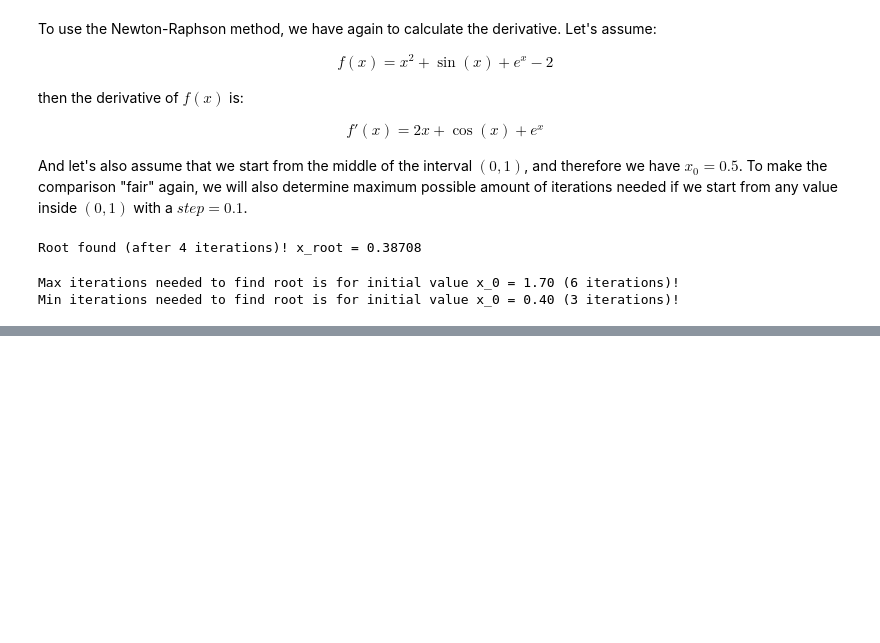
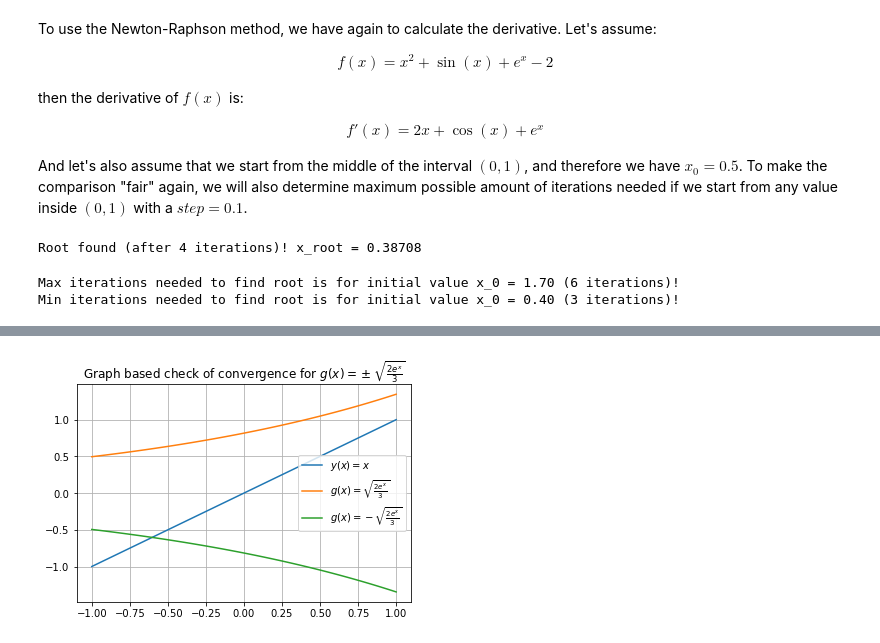
Before and after one commit to aretselis/msc-computational-physics, a Jupyter notebook: Courses/Computational Mathematics (ΥΦΥ101)/Problem Sets/retselis_set1.ipynb, the cells around one changed output, grey strips where cells are left out. Cells and saved outputs as stored; diff of their text form; code cells hidden in the pictures; blank space fills up the shorter version.

```diff
--- a/Courses/Computational Mathematics (ΥΦΥ101)/Problem Sets/retselis_set1.ipynb
+++ b/Courses/Computational Mathematics (ΥΦΥ101)/Problem Sets/retselis_set1.ipynb
@@ -327,0 +347,17 @@ $$
+# %%
+# Plot the selected g(x) to see if it converges
+
+x = np.linspace(-1,1,100)
+y = x
+g1 = np.sqrt((2*np.exp(x))/3)
+g2 = -np.sqrt((2*np.exp(x))/3)
+
+plt.figure()
+plt.plot(x,y,label=r'$y(x)=x$')
+plt.plot(x,g1,label=r'$g(x)=\sqrt{\frac{2e^{x}}{3}}$')
+plt.plot(x,g2,label=r'$g(x)=-\sqrt{\frac{2e^{x}}{3}}$')
+plt.title(r'Graph based check of convergence for $g(x)=\pm\sqrt{\frac{2e^{x}}{3}}$')
+plt.legend()
+plt.grid()
+# %% [output]
+[figure, added]
```
Also changed, not shown: parts of 8 cells of this notebook.
